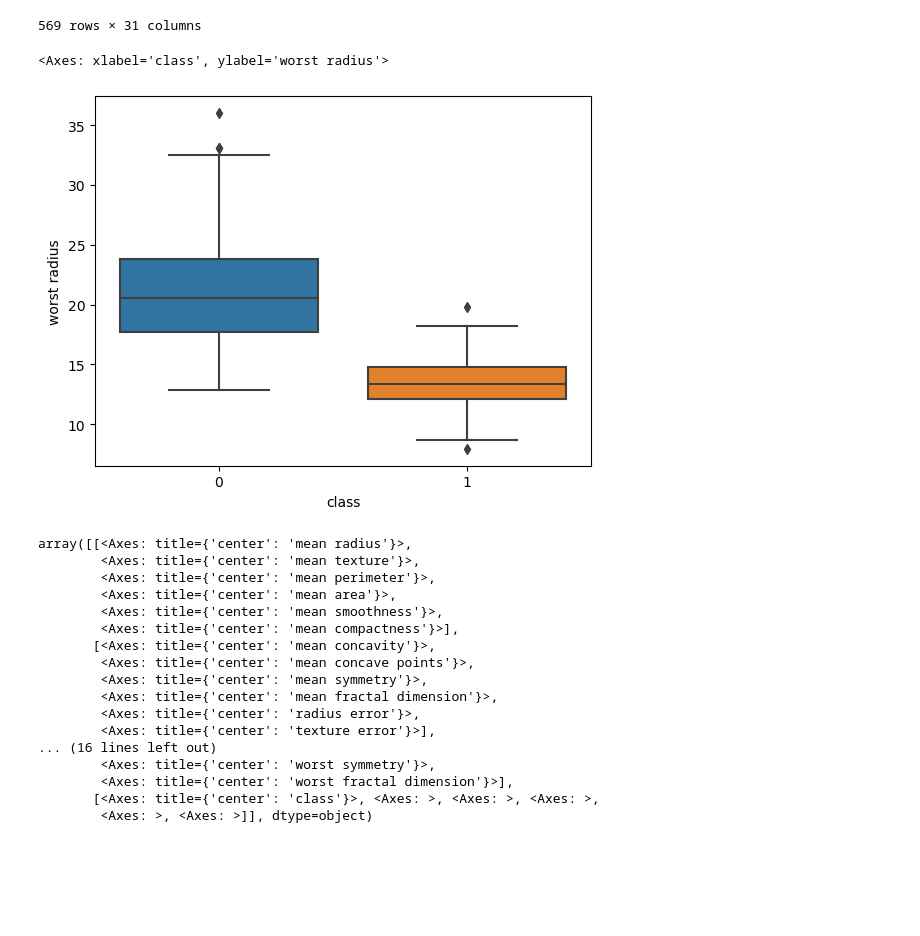
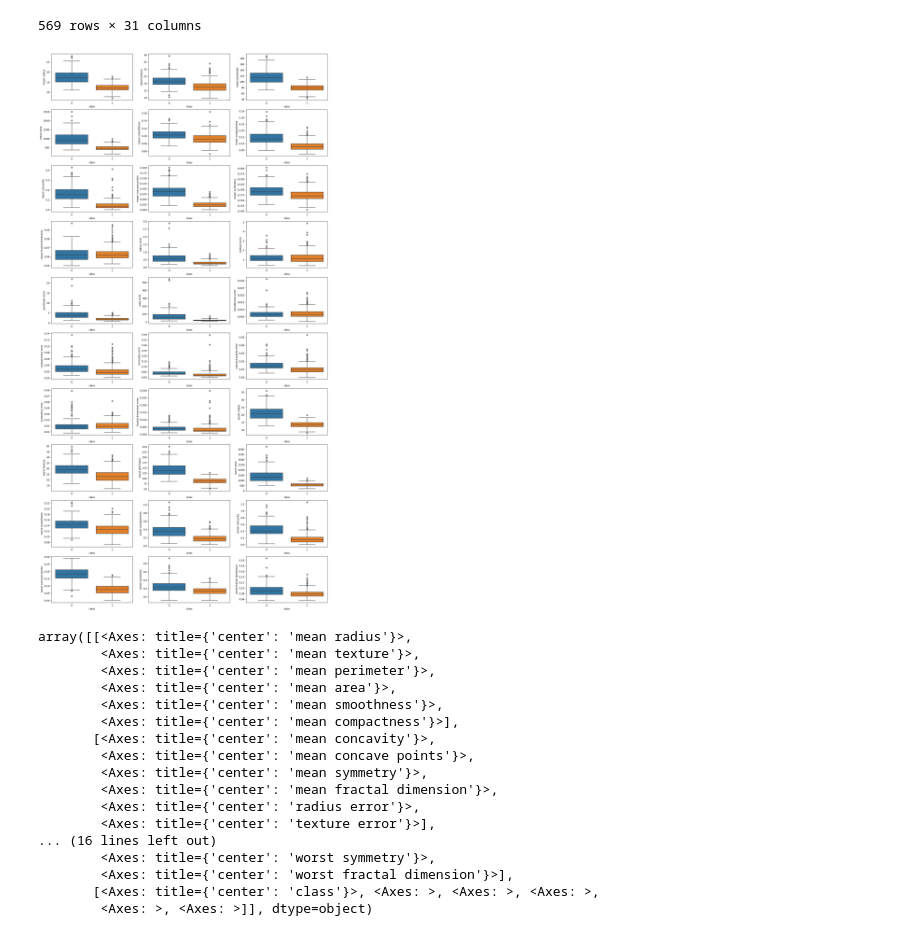
Before and after one commit to sathwik238/Breast-Cancer-Prediction, a Jupyter notebook: Breast_Cancer.ipynb, the cells around one changed output. Drawn from its saved outputs; the diff is of its cells as text; code cells hidden in the pictures; blank space fills up the shorter version.

```diff
--- a/Breast_Cancer.ipynb
+++ b/Breast_Cancer.ipynb
@@ -182,11 +182,17 @@ df
 | 567 | 20.60 | 29.33 | 140.10 | 1265.0 | 0.11780 | 0.27700 | ... |
 | 568 | 7.76 | 24.54 | 47.92 | 181.0 | 0.05263 | 0.04362 | ... |
 569 rows × 31 columns
-# %%
-sns.boxplot(x='class', y='worst radius', data=df)
-# %% [output]
-<Axes: xlabel='class', ylabel='worst radius'>
-[figure, removed]
+# %%
+# plotting boxplot for each continuous feature
+import matplotlib.pyplot as plt
+import seaborn as sns
+plt.figure(figsize=(20,40))
+for i in range(0,30):
+    plt.subplot(10,3,i+1)
+    sns.boxplot(x="class",y=bc.feature_names[i],data=df)
+plt.show()
+# %% [output]
+[figure, added]
 # %%
 # 5. Check for data distribution
 df.hist(figsize=(20,20))
```
Also changed, not shown: parts of 13 cells of this notebook.
